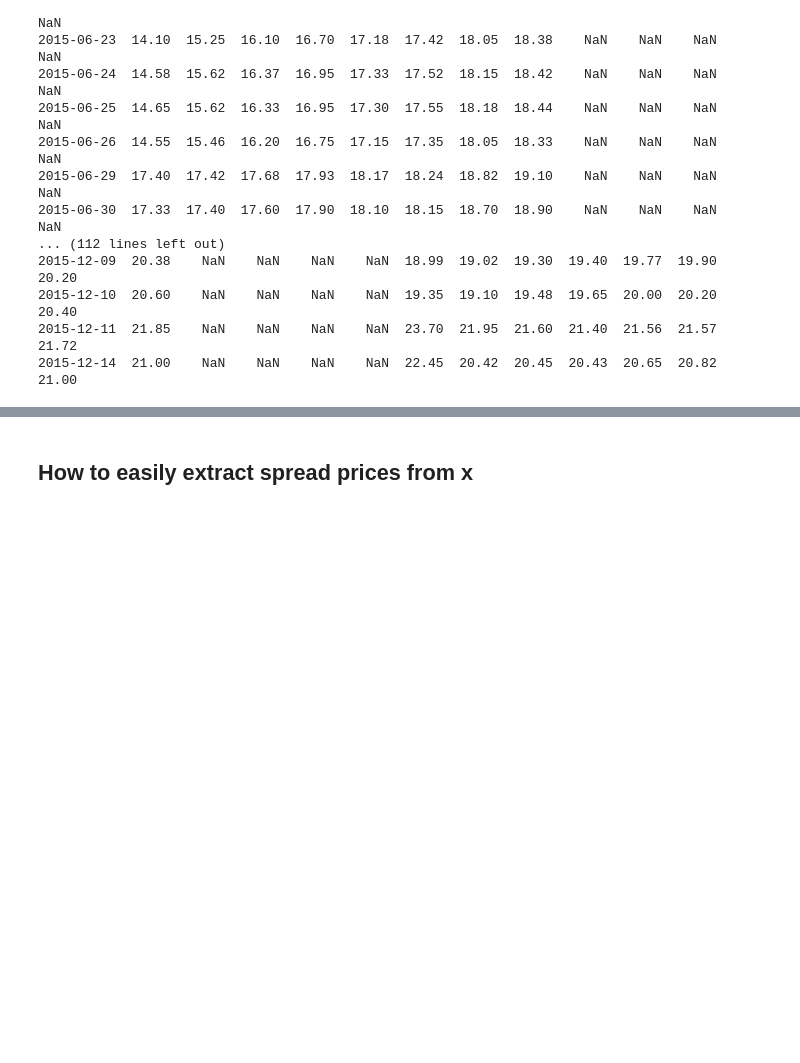
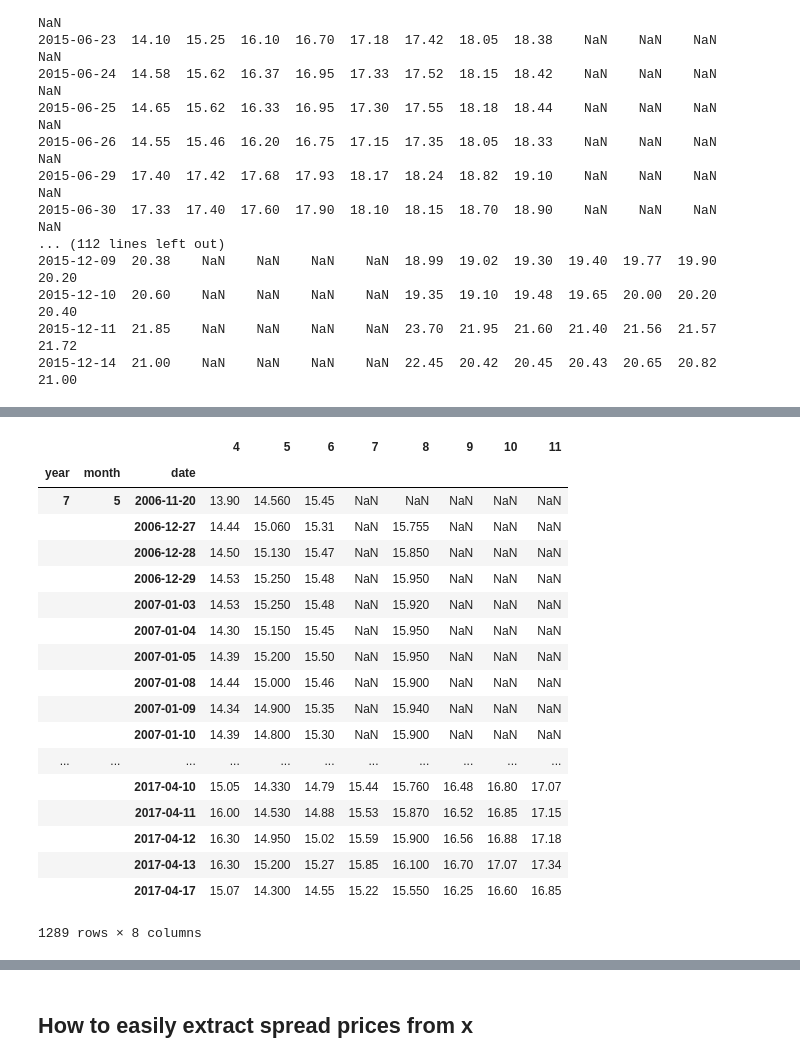
Before and after one commit to leyhline/vix-term-structure, a Jupyter notebook: futureswise.ipynb, the cells around one changed output, grey strips where cells are left out. Cells and saved outputs as stored; diff of their text form; code cells hidden in the pictures; blank space fills up the shorter version.

```diff
--- a/futureswise.ipynb
+++ b/futureswise.ipynb
@@ -472,0 +479,22 @@ date
+# %%
+pd.concat([x_yearly.loc(axis=0)[:, 5]] * 3, axis=1).iloc[:, 5+10:5+18]
+# %% [output]
+|  |  |  | 4 | 5 | 6 | 7 | 8 | 9 | 10 | 11 |
+| year | month | date |  |  |  |  |  |  |  |  |
+| 7 | 5 | 2006-11-20 | 13.90 | 14.560 | 15.45 | NaN | NaN | NaN | NaN | NaN |
+|  |  | 2006-12-27 | 14.44 | 15.060 | 15.31 | NaN | 15.755 | NaN | NaN | NaN |
+|  |  | 2006-12-28 | 14.50 | 15.130 | 15.47 | NaN | 15.850 | NaN | NaN | NaN |
+|  |  | 2006-12-29 | 14.53 | 15.250 | 15.48 | NaN | 15.950 | NaN | NaN | NaN |
+|  |  | 2007-01-03 | 14.53 | 15.250 | 15.48 | NaN | 15.920 | NaN | NaN | NaN |
+|  |  | 2007-01-04 | 14.30 | 15.150 | 15.45 | NaN | 15.950 | NaN | NaN | NaN |
+|  |  | 2007-01-05 | 14.39 | 15.200 | 15.50 | NaN | 15.950 | NaN | NaN | NaN |
+|  |  | 2007-01-08 | 14.44 | 15.000 | 15.46 | NaN | 15.900 | NaN | NaN | NaN |
+|  |  | 2007-01-09 | 14.34 | 14.900 | 15.35 | NaN | 15.940 | NaN | NaN | NaN |
+|  |  | 2007-01-10 | 14.39 | 14.800 | 15.30 | NaN | 15.900 | NaN | NaN | NaN |
+| ... | ... | ... | ... | ... | ... | ... | ... | ... | ... | ... |
+|  |  | 2017-04-10 | 15.05 | 14.330 | 14.79 | 15.44 | 15.760 | 16.48 | 16.80 | 17.07 |
+|  |  | 2017-04-11 | 16.00 | 14.530 | 14.88 | 15.53 | 15.870 | 16.52 | 16.85 | 17.15 |
+|  |  | 2017-04-12 | 16.30 | 14.950 | 15.02 | 15.59 | 15.900 | 16.56 | 16.88 | 17.18 |
+|  |  | 2017-04-13 | 16.30 | 15.200 | 15.27 | 15.85 | 16.100 | 16.70 | 17.07 | 17.34 |
+|  |  | 2017-04-17 | 15.07 | 14.300 | 14.55 | 15.22 | 15.550 | 16.25 | 16.60 | 16.85 |
+1289 rows × 8 columns
```
Also changed, not shown: parts of 12 cells of this notebook, 2 other files.
